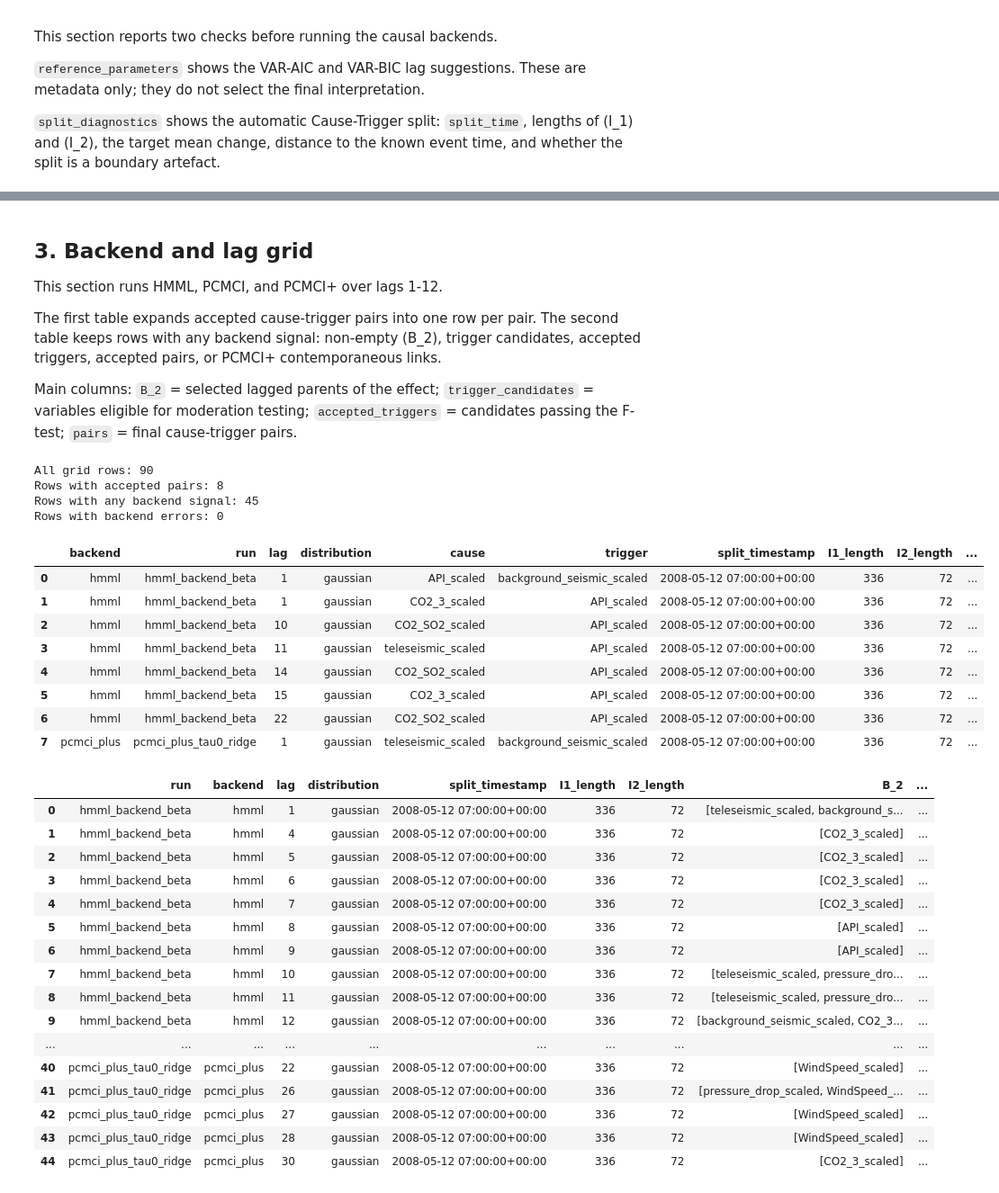
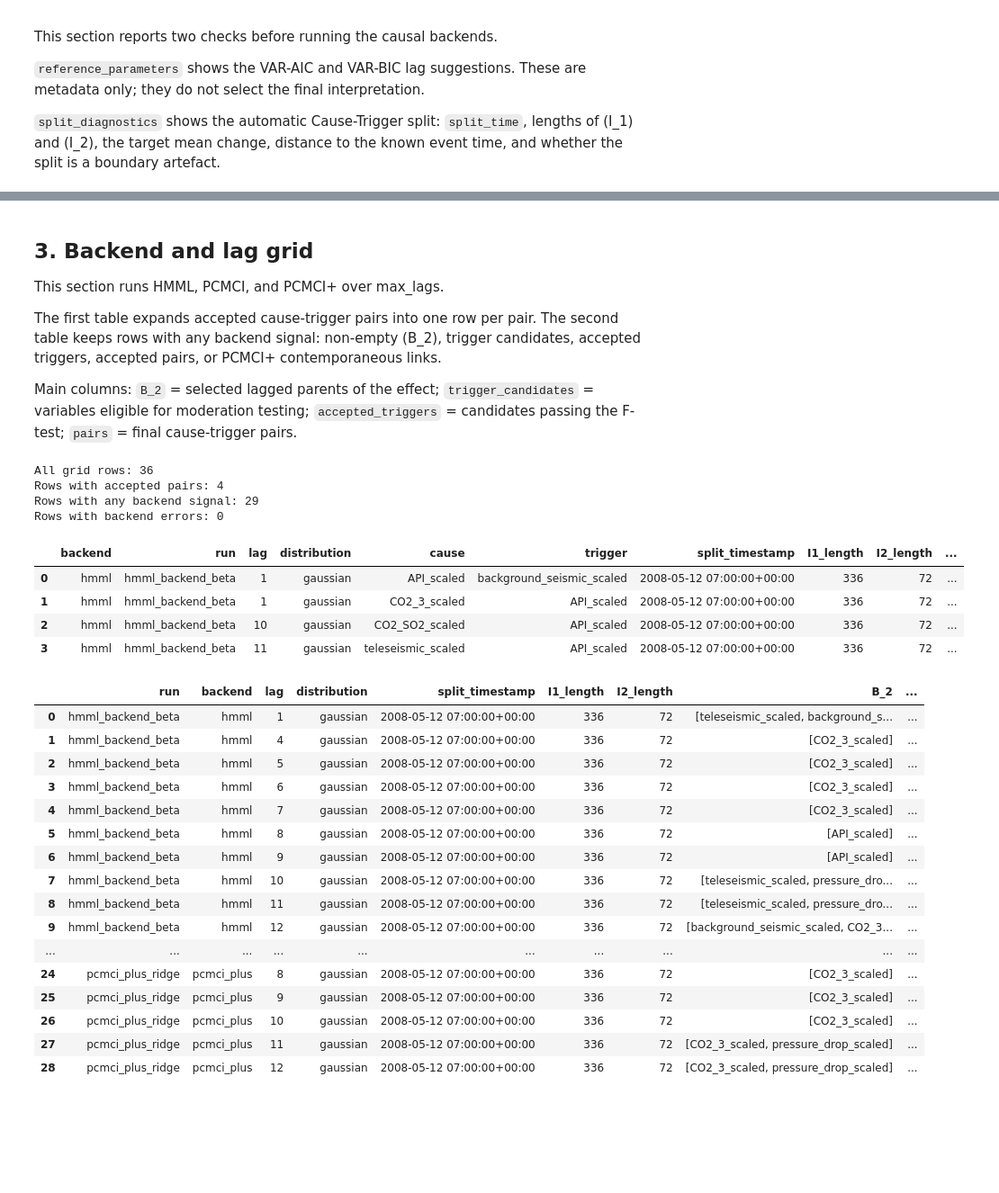
Before and after one commit to alectois/Distinguishing-Causes-and-Triggers-in-Volcanic-and-Seismic-Processes, a Jupyter notebook: notebooks/etna_cause_trigger.ipynb, the cells around one changed output, grey strips where cells are left out. Shown at 90% size. Cells and saved outputs as stored; diff of their text form; code cells hidden in the pictures; blank space fills up the shorter version.

```diff
--- a/notebooks/etna_cause_trigger.ipynb
+++ b/notebooks/etna_cause_trigger.ipynb
@@ -52,7 +53,8 @@ CASE_PRE_DAYS = 14
 CASE_POST_HOURS = 72
 MIN_I1_LENGTH = 168
 MIN_I2_LENGTH = 72
-MAX_LAGS = 30
+MAX_LAGS = 12
+run_specs = DEFAULT_RUN_SPECS # "DEFAULT_RUN_SPECS" or "COMPACT_RUN_SPECS". compact considers tau=0 contemporaneous trigger candidates
 
 X_full = load_model_frame(ETNA_PATH)
 X = case_study_interval(
@@ -99,7 +101,7 @@ workflow = EtnaWorkflowConfig(
     min_I2_length=MIN_I2_LENGTH,
     distribution="gaussian",
     parameter_source="reference_metadata",
-    run_specs=COMPACT_RUN_SPECS,
+    run_specs=run_specs,
 )
 
 split_row = split_diagnostics(
@@ -128,7 +130,7 @@ plot_effect_with_split(
 # %% [markdown]
 ## 3. Backend and lag grid
 
-This section runs HMML, PCMCI, and PCMCI+ over lags 1-12.
+This section runs HMML, PCMCI, and PCMCI+ over max_lags.
 
 The first table expands accepted cause-trigger pairs into one row per pair. The second table keeps rows with any backend signal: non-empty \(B_2\), trigger candidates, accepted triggers, accepted pairs, or PCMCI+ contemporaneous links.
 
@@ -136,41 +138,37 @@ Main columns: `B_2` = selected lagged parents of the effect; `trigger_candidates
 # %%
 grid_all = run_sensitivity_grid(
     X,
     workflow,
-    run_specs=COMPACT_RUN_SPECS,
+    run_specs=run_specs,
     lags=range(1, workflow.max_lags + 1),
     distributions=(workflow.distribution,),
-    cond_ind_test="parcorr",
+    cond_ind_test="robust_parcorr",
 )
 
 pair_rows = expand_pair_outputs(grid_all)
 signal_rows = compact_grid_outputs(grid_all, mode="signals")
 error_rows = compact_grid_errors(grid_all)
 
 print(f"All grid rows: {len(grid_all)}")
 print(f"Rows with accepted pairs: {len(pair_rows)}")
 print(f"Rows with any backend signal: {len(signal_rows)}")
 print(f"Rows with backend errors: {len(error_rows)}")
 
 display(pair_rows)
 display(signal_rows)
 
 if not error_rows.empty:
     display(error_rows)
 # %% [output]
-All grid rows: 90
-Rows with accepted pairs: 8
-Rows with any backend signal: 45
+All grid rows: 36
+Rows with accepted pairs: 4
+Rows with any backend signal: 29
 Rows with backend errors: 0
 |  | backend | run | lag | distribution | cause | trigger | split_timestamp | I1_length | I2_length | ... |
 | 0 | hmml | hmml_backend_beta | 1 | gaussian | API_scaled | background_seismic_scaled | 2008-05-12 07:00:00+00:00 | 336 | 72 | ... |
 | 1 | hmml | hmml_backend_beta | 1 | gaussian | CO2_3_scaled | API_scaled | 2008-05-12 07:00:00+00:00 | 336 | 72 | ... |
 | 2 | hmml | hmml_backend_beta | 10 | gaussian | CO2_SO2_scaled | API_scaled | 2008-05-12 07:00:00+00:00 | 336 | 72 | ... |
 | 3 | hmml | hmml_backend_beta | 11 | gaussian | teleseismic_scaled | API_scaled | 2008-05-12 07:00:00+00:00 | 336 | 72 | ... |
-| 4 | hmml | hmml_backend_beta | 14 | gaussian | CO2_SO2_scaled | API_scaled | 2008-05-12 07:00:00+00:00 | 336 | 72 | ... |
-| 5 | hmml | hmml_backend_beta | 15 | gaussian | CO2_3_scaled | API_scaled | 2008-05-12 07:00:00+00:00 | 336 | 72 | ... |
-| 6 | hmml | hmml_backend_beta | 22 | gaussian | CO2_SO2_scaled | API_scaled | 2008-05-12 07:00:00+00:00 | 336 | 72 | ... |
-| 7 | pcmci_plus | pcmci_plus_tau0_ridge | 1 | gaussian | teleseismic_scaled | background_seismic_scaled | 2008-05-12 07:00:00+00:00 | 336 | 72 | ... |
 |  | run | backend | lag | distribution | split_timestamp | I1_length | I2_length | B_2 | ... |
 | 0 | hmml_backend_beta | hmml | 1 | gaussian | 2008-05-12 07:00:00+00:00 | 336 | 72 | [teleseismic_scaled, background_s... | ... |
 | 1 | hmml_backend_beta | hmml | 4 | gaussian | 2008-05-12 07:00:00+00:00 | 336 | 72 | [CO2_3_scaled] | ... |
@@ -183,8 +181,8 @@ Rows with backend errors: 0
 | 8 | hmml_backend_beta | hmml | 11 | gaussian | 2008-05-12 07:00:00+00:00 | 336 | 72 | [teleseismic_scaled, pressure_dro... | ... |
 | 9 | hmml_backend_beta | hmml | 12 | gaussian | 2008-05-12 07:00:00+00:00 | 336 | 72 | [background_seismic_scaled, CO2_3... | ... |
 | ... | ... | ... | ... | ... | ... | ... | ... | ... | ... |
-| 40 | pcmci_plus_tau0_ridge | pcmci_plus | 22 | gaussian | 2008-05-12 07:00:00+00:00 | 336 | 72 | [WindSpeed_scaled] | ... |
-| 41 | pcmci_plus_tau0_ridge | pcmci_plus | 26 | gaussian | 2008-05-12 07:00:00+00:00 | 336 | 72 | [pressure_drop_scaled, WindSpeed_... | ... |
-| 42 | pcmci_plus_tau0_ridge | pcmci_plus | 27 | gaussian | 2008-05-12 07:00:00+00:00 | 336 | 72 | [WindSpeed_scaled] | ... |
-| 43 | pcmci_plus_tau0_ridge | pcmci_plus | 28 | gaussian | 2008-05-12 07:00:00+00:00 | 336 | 72 | [WindSpeed_scaled] | ... |
-| 44 | pcmci_plus_tau0_ridge | pcmci_plus | 30 | gaussian | 2008-05-12 07:00:00+00:00 | 336 | 72 | [CO2_3_scaled] | ... |
+| 24 | pcmci_plus_ridge | pcmci_plus | 8 | gaussian | 2008-05-12 07:00:00+00:00 | 336 | 72 | [CO2_3_scaled] | ... |
+| 25 | pcmci_plus_ridge | pcmci_plus | 9 | gaussian | 2008-05-12 07:00:00+00:00 | 336 | 72 | [CO2_3_scaled] | ... |
+| 26 | pcmci_plus_ridge | pcmci_plus | 10 | gaussian | 2008-05-12 07:00:00+00:00 | 336 | 72 | [CO2_3_scaled] | ... |
+| 27 | pcmci_plus_ridge | pcmci_plus | 11 | gaussian | 2008-05-12 07:00:00+00:00 | 336 | 72 | [CO2_3_scaled, pressure_drop_scaled] | ... |
+| 28 | pcmci_plus_ridge | pcmci_plus | 12 | gaussian | 2008-05-12 07:00:00+00:00 | 336 | 72 | [CO2_3_scaled, pressure_drop_scaled] | ... |
```
Also changed, not shown: parts of 2 cells of this notebook, 3 other files.
